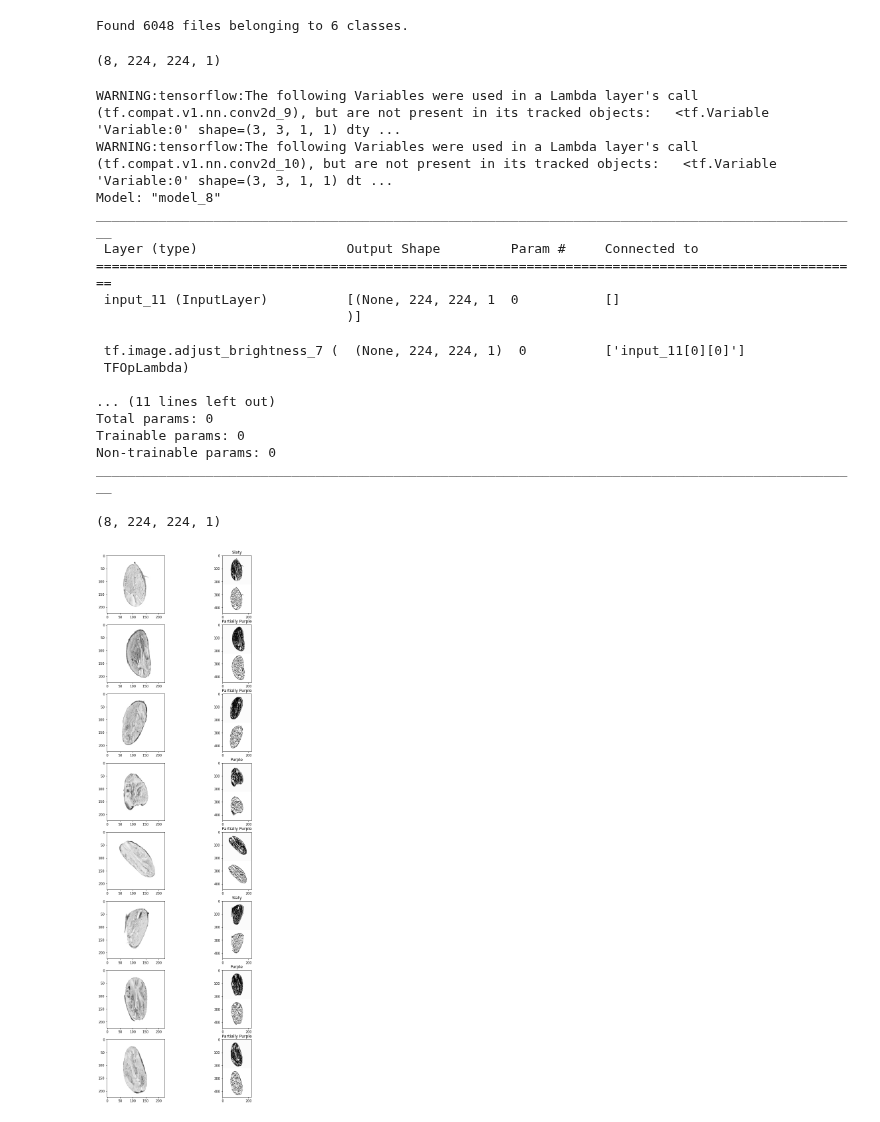
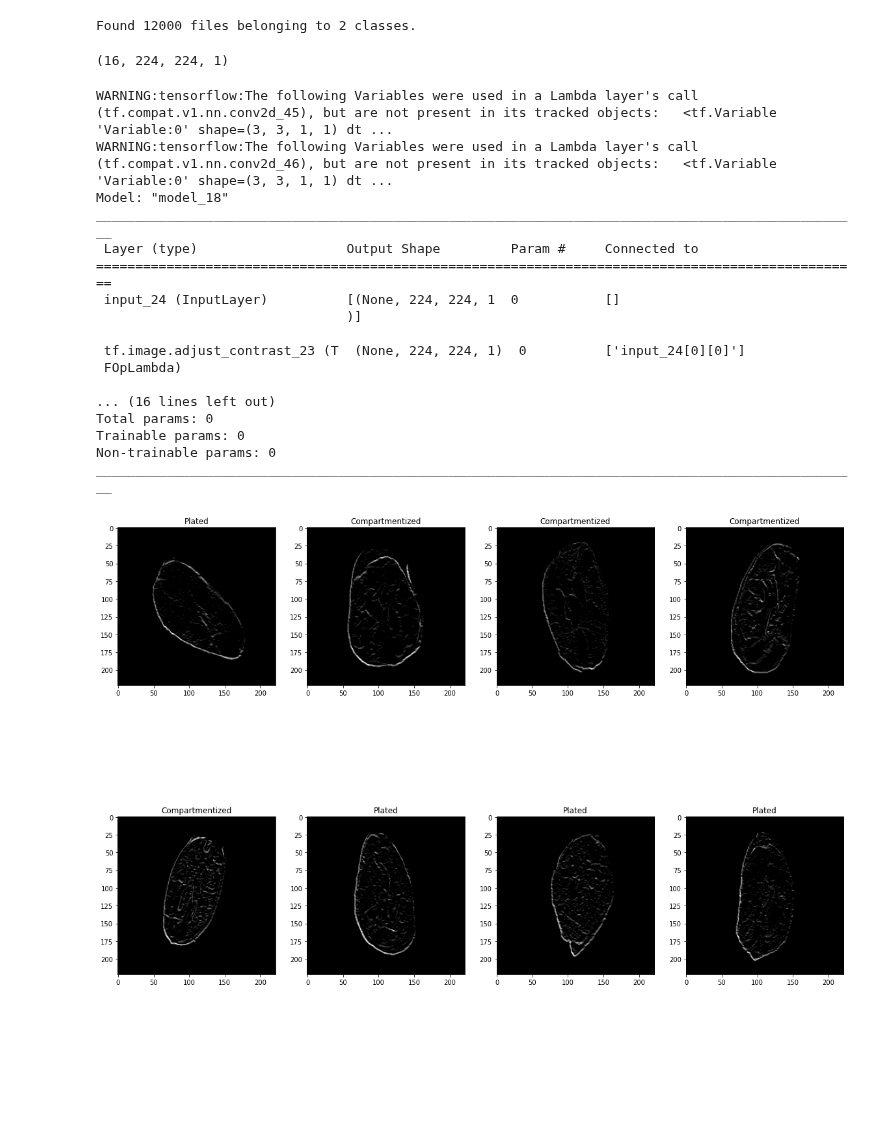
Before and after one commit to quanglochuynh/thesis2022, a Jupyter notebook: Python/Miscilaneous/tf_test.ipynb, the cells around one changed output. Drawn from its saved outputs; the diff is of its cells as text; code cells hidden in the pictures; blank space fills up the shorter version.

```diff
--- a/Python/Miscilaneous/tf_test.ipynb
+++ b/Python/Miscilaneous/tf_test.ipynb
@@ -11,15 +11,15 @@ img_height = 224
 img_width = 224
 input_shape = (img_width, img_height, 1)
 batch_size = 8
-train_dir = pathlib.Path('D:/Thesis_data/color_training_img')
-test_dir  = pathlib.Path('D:/Thesis_data/color_testing_img')
-checkpoint_dir = pathlib.Path('D:./TF_checkpoint/cacao_CNN/weight/')
-model_dir = pathlib.Path('D:./TF_backup/cacao_CNN/model6.h5')
-model_plot_dir = pathlib.Path('D:./TF_backup/cacao_CNN/model6.png')
-classes = ['Brown', 'Others', 'Partially Purple', 'Purple', 'Slaty', 'White']
+train_dir = pathlib.Path('D:/Thesis_data/compartment_training')
+test_dir  = pathlib.Path('D:/Thesis_data/compartment_testing')
+checkpoint_dir = pathlib.Path('D:./TF_checkpoint/compartmentized/weight/')
+model_dir = pathlib.Path('D:./TF_backup/compartment/compartment.h5')
+model_plot_dir = pathlib.Path('D:./TF_backup/compartment/compartment.png')
+classes = ['Compartmentized', 'Plated']
 # %%
 test_ds = keras.utils.image_dataset_from_directory(
-    test_dir,
+    train_dir,
     label_mode="categorical",
     color_mode="grayscale",
     shuffle=True,
@@ -29,12 +29,12 @@ test_ds = keras.utils.image_dataset_from_directory(
 #
 test_ds = test_ds.prefetch(1)
 # %% [output]
-Found 6048 files belonging to 6 classes.
+Found 12000 files belonging to 2 classes.
 # %%
 for img,lab in test_ds.take(1):
     print(np.shape(img))
 # %% [output]
-(8, 224, 224, 1)
+(16, 224, 224, 1)
 # %%
 Gx = np.array([[
     [-1, 0, 1,-2, 0, 2,-1, 0, -1]
@@ -51,53 +51,59 @@ Gy = np.multiply(Gy, 0.125)
 Gy = tf.Variable(tf.constant(Gy, shape=[3, 3, 1, 1]))
 
 input_layer = layers.Input(shape=input_shape)
-# contrast = tf.image.adjust_contrast(input_layer, 2)
+contrast = tf.image.adjust_contrast(input_layer, 1.5)
 # # # satu = tf.image.adjust_saturation(input_layer, 1.5)
-bri = tf.image.adjust_brightness(input_layer,-30)
-gx = tf.nn.conv2d(bri,Gx, strides=[1, 1, 1, 1], padding='VALID')
-gy = tf.nn.conv2d(bri,Gy, strides=[1, 1, 1, 1], padding='VALID')
-conc = layers.concatenate([gx, gy], axis=1)
-model = keras.Model(input_layer, conc)
+# bri = tf.image.adjust_brightness(input_layer,-30)
+gx = tf.nn.conv2d(contrast,Gx, strides=[1, 1, 1, 1], padding='VALID')
+thresX = layers.ThresholdedReLU(theta=5)(gx)
+
+gy = tf.nn.conv2d(contrast,Gy, strides=[1, 1, 1, 1], padding='VALID')
+thresY = layers.ThresholdedReLU(theta=5)(gy)
+
+add = layers.Add()([thresX,thresY])
+# conc = layers.concatenate([gx, gy], axis=1)
+# thres = layers.ThresholdedReLU(theta=5)(add)
+model = keras.Model(input_layer, add)
 model.summary()
 # model.compile(optimizer="adam", loss="categorical_crossentropy", metrics=["accuracy"])
 
 # print(tsed)
 # %% [output]
-WARNING:tensorflow:The following Variables were used in a Lambda layer's call (tf.compat.v1.nn.conv2d_9), but are not present in its tracked objects:   <tf.Variable 'Variable:0' shape=(3, 3, 1, 1) dty ...
-WARNING:tensorflow:The following Variables were used in a Lambda layer's call (tf.compat.v1.nn.conv2d_10), but are not present in its tracked objects:   <tf.Variable 'Variable:0' shape=(3, 3, 1, 1) dt ...
-Model: "model_8"
+WARNING:tensorflow:The following Variables were used in a Lambda layer's call (tf.compat.v1.nn.conv2d_45), but are not present in its tracked objects:   <tf.Variable 'Variable:0' shape=(3, 3, 1, 1) dt ...
+WARNING:tensorflow:The following Variables were used in a Lambda layer's call (tf.compat.v1.nn.conv2d_46), but are not present in its tracked objects:   <tf.Variable 'Variable:0' shape=(3, 3, 1, 1) dt ...
+Model: "model_18"
 __________________________________________________________________________________________________
  Layer (type)                   Output Shape         Param #     Connected to
 ==================================================================================================
- input_11 (InputLayer)          [(None, 224, 224, 1  0           []
+ input_24 (InputLayer)          [(None, 224, 224, 1  0           []
                                 )]
 
- tf.image.adjust_brightness_7 (  (None, 224, 224, 1)  0          ['input_11[0][0]']
- TFOpLambda)
+ tf.image.adjust_contrast_23 (T  (None, 224, 224, 1)  0          ['input_24[0][0]']
+ FOpLambda)
 
-... (11 lines left out)
+... (16 lines left out)
 Total params: 0
 Trainable params: 0
 Non-trainable params: 0
 __________________________________________________________________________________________________
 # %%
-matplotlib.rcParams['figure.figsize'] = [10, 30]
+matplotlib.rcParams['figure.figsize'] = [20, 15]
 i=0
 for img_batch, lab_batch in test_ds.take(1):
-    print(np.shape(img_batch))
+    # print(np.shape(img_batch))
     fed = model.predict_on_batch (img_batch)
     for k in range(batch_size):
         tt = classes[np.argmax(lab_batch[i])]
         # if (tt=="Slaty") or (tt=="Others") or (tt=="White"):
         #     continue
         # else:
-        plt.subplot(8,2,2*i+1)
-        plt.imshow(np.asarray(img_batch[i].numpy(), dtype=np.uint8), cmap="Greys")
-        plt.subplot(8,2,2*i+2)
-        plt.imshow(np.asarray(fed[i], dtype=np.uint8), cmap="Greys")
+        # plt.subplot(8,2,2*i+1)
+        # plt.imshow(np.asarray(img_batch[i].numpy(), dtype=np.uint8), cmap="Greys")
+        # plt.subplot(8,2,2*i+2)
+        plt.subplot(2,4,i+1)
+        plt.imshow(np.asarray(fed[i], dtype=np.uint8), cmap="Greys_r")
         plt.title(tt)
         # print(tt)
         i=i+1
 # %% [output]
-(8, 224, 224, 1)
-[figure, old version]
+[figure, new version]
```
Also changed, not shown: 1 other file.
